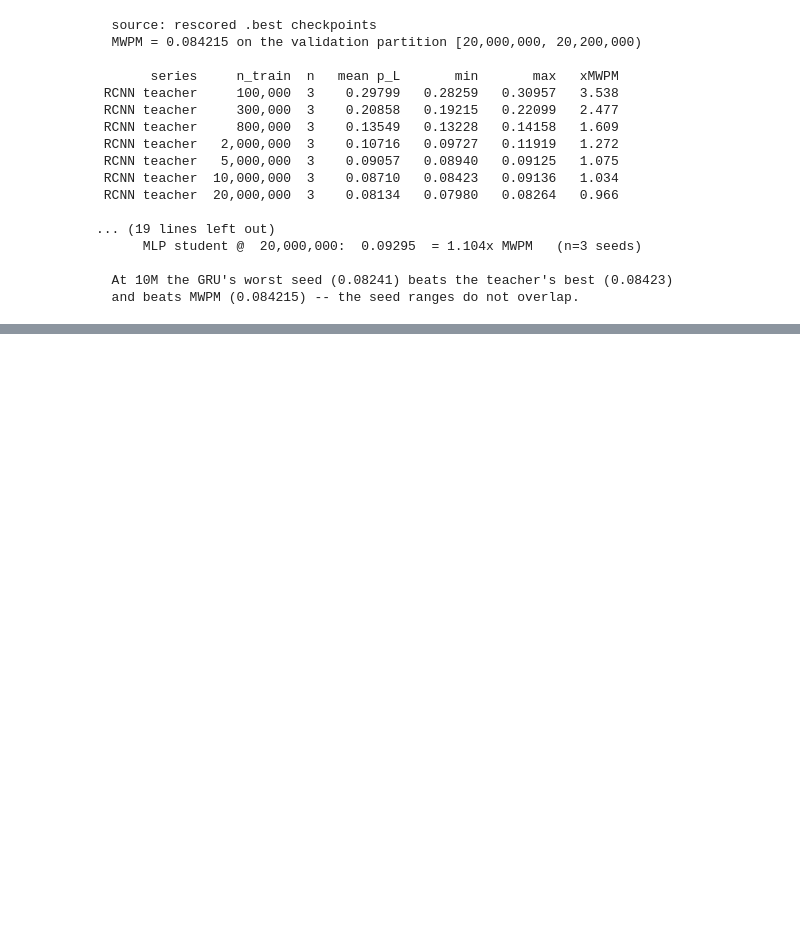
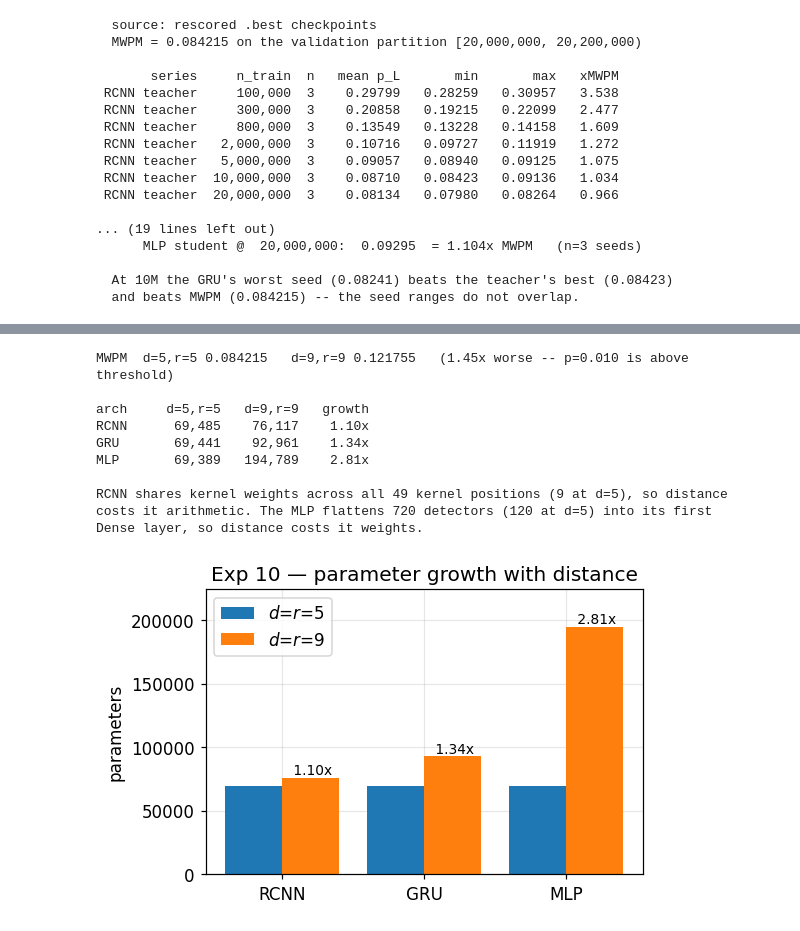
Before and after one commit to karriechey/FNAL-QCDecoding-FPGA, a Jupyter notebook: analysis_notebooks/EXPERIMENTS_LOG.ipynb, the cells around one changed output, grey strips where cells are left out. Drawn from its saved outputs; the diff is of its cells as text; code cells hidden in the pictures; blank space fills up the shorter version.

Commit message:
Experiment 10: d=9 parameter scaling and pool provenance

```diff
--- a/analysis_notebooks/EXPERIMENTS_LOG.ipynb
+++ b/analysis_notebooks/EXPERIMENTS_LOG.ipynb
@@ -1426,0 +1626,51 @@ for a_ in ("gru", "mlp"):
+# %%
+# Experiment 10 — parameter scaling, d=r=5 vs d=r=9.
+# Counts are model.count_params() on models built at each distance with the SAME
+# hyperparameters: RCNN [100,100]/npol=2/k=3, MLP hidden=(209,209), GRU units=140.
+# Nothing is retuned for d=9 -- Exp 10 asks how the existing families scale.
+
+exp10_params = pd.DataFrame({
+    "arch":   ["RCNN", "GRU", "MLP"],
+    "d5_r5":  [69485, 69441, 69389],
+    "d9_r9":  [76117, 92961, 194789],
+})
+exp10_params["growth"] = exp10_params.d9_r9 / exp10_params.d5_r5
+
+# MWPM floors differ per distance and are never portable across pools: 0.084215 is the
+# r=5 formal pool's validation partition, 0.121755 the d=9 pool's. Both decoded on the
+# exact 200k shots their own architectures are scored against.
+MWPM_D5, MWPM_D9 = 0.084215, 0.121755
+
+print(f"MWPM  d=5,r=5 {MWPM_D5:.6f}   d=9,r=9 {MWPM_D9:.6f}   "
+      f"({MWPM_D9 / MWPM_D5:.2f}x worse -- p=0.010 is above threshold)")
+print()
+print(f"{'arch':<6}{'d=5,r=5':>10}{'d=9,r=9':>10}{'growth':>9}")
+for _, r in exp10_params.iterrows():
+    print(f"{r.arch:<6}{r.d5_r5:>10,}{r.d9_r9:>10,}{r.growth:>8.2f}x")
+print()
+print("RCNN shares kernel weights across all 49 kernel positions (9 at d=5), so distance")
+print("costs it arithmetic. The MLP flattens 720 detectors (120 at d=5) into its first")
+print("Dense layer, so distance costs it weights.")
+
+fig, ax = plt.subplots(figsize=(5.2, 3.4))
+x = np.arange(len(exp10_params))
+ax.bar(x - 0.2, exp10_params.d5_r5, 0.4, label="$d$=$r$=5")
+ax.bar(x + 0.2, exp10_params.d9_r9, 0.4, label="$d$=$r$=9")
+for i, r in exp10_params.iterrows():
+    ax.text(i + 0.2, r.d9_r9, f" {r.growth:.2f}x", ha="center", va="bottom", fontsize=9)
+ax.set_xticks(x); ax.set_xticklabels(exp10_params.arch)
+ax.set_ylabel("parameters"); ax.set_title("Exp 10 — parameter growth with distance")
+ax.legend(); ax.margins(y=0.15)
+plt.tight_layout(); plt.show()
+# %% [output]
+MWPM  d=5,r=5 0.084215   d=9,r=9 0.121755   (1.45x worse -- p=0.010 is above threshold)
+
+arch     d=5,r=5   d=9,r=9   growth
+RCNN      69,485    76,117    1.10x
+GRU       69,441    92,961    1.34x
+MLP       69,389   194,789    2.81x
+
+RCNN shares kernel weights across all 49 kernel positions (9 at d=5), so distance
+costs it arithmetic. The MLP flattens 720 detectors (120 at d=5) into its first
+Dense layer, so distance costs it weights.
+[figure, added]
```
Also changed, not shown: parts of 3 cells of this notebook.
